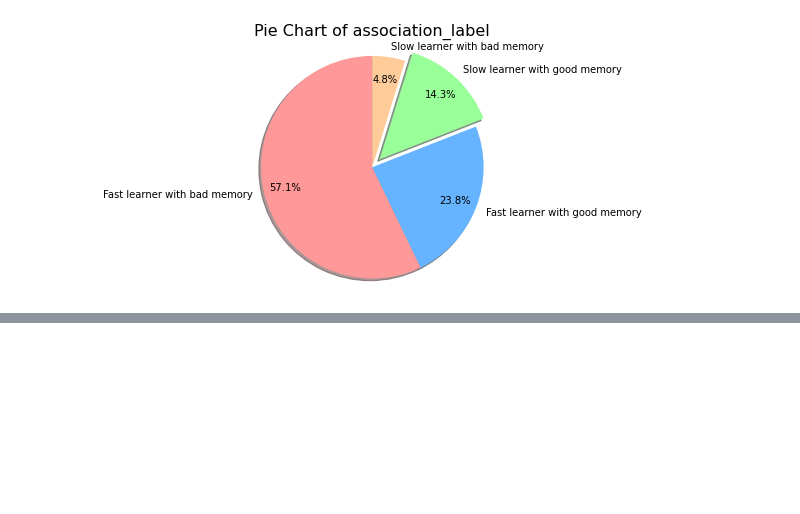
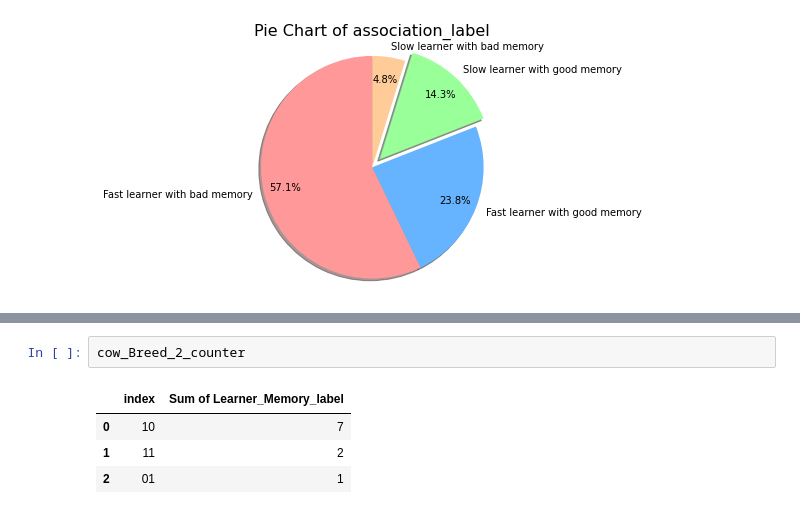
Before and after one commit to pgullstrand/Gigacow-tools, a Jupyter notebook: GP_Model/association_analysis.ipynb, the cells around one changed output, grey strips where cells are left out. Drawn from its saved outputs; the diff is of its cells as text; blank space fills up the shorter version.

```diff
--- a/GP_Model/association_analysis.ipynb
+++ b/GP_Model/association_analysis.ipynb
@@ -70,0 +113,7 @@ plt.show()
+# %%
+cow_Breed_2_counter
+# %% [output]
+|  | index | Sum of Learner_Memory_label |
+| 0 | 10 | 7 |
+| 1 | 11 | 2 |
+| 2 | 01 | 1 |
```
Also changed, not shown: parts of 4 cells of this notebook.
